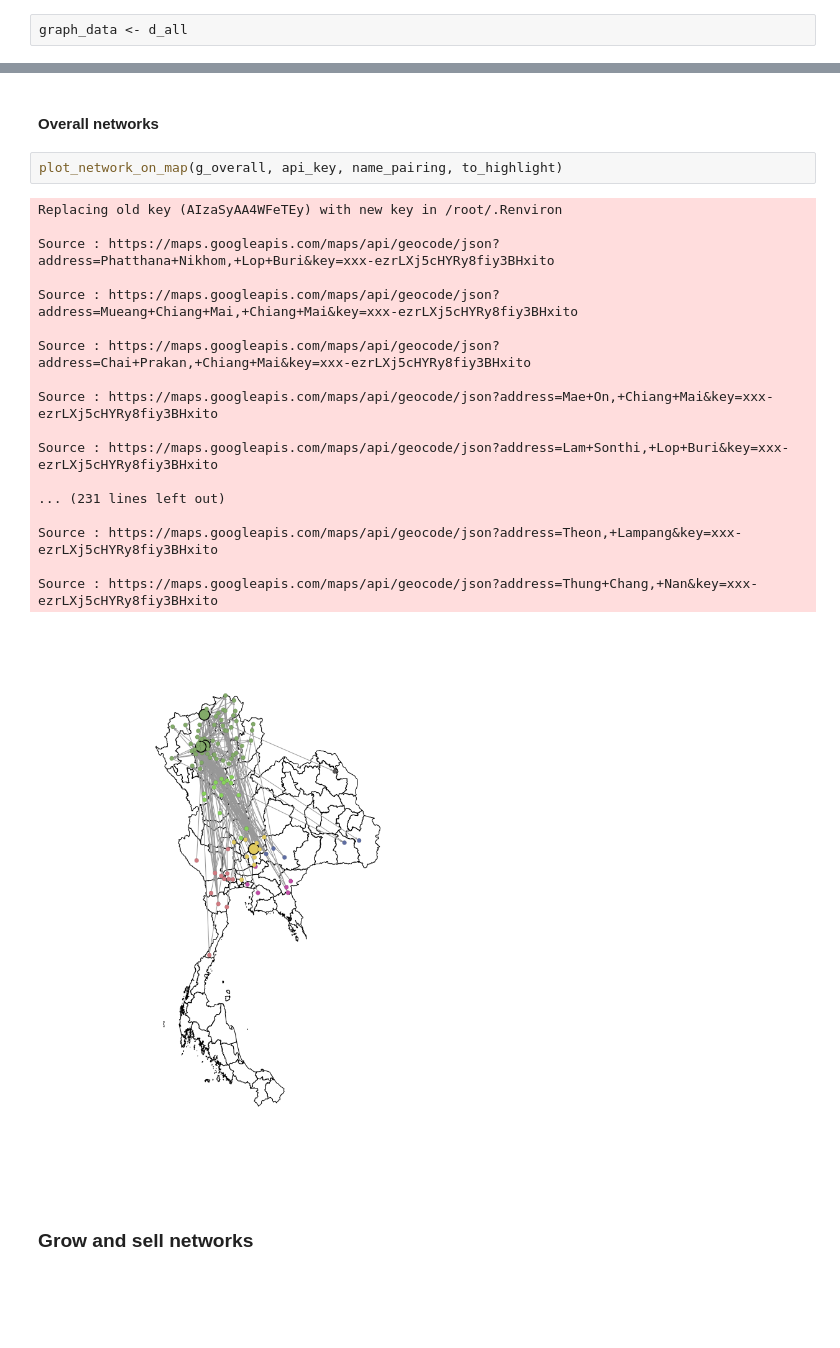
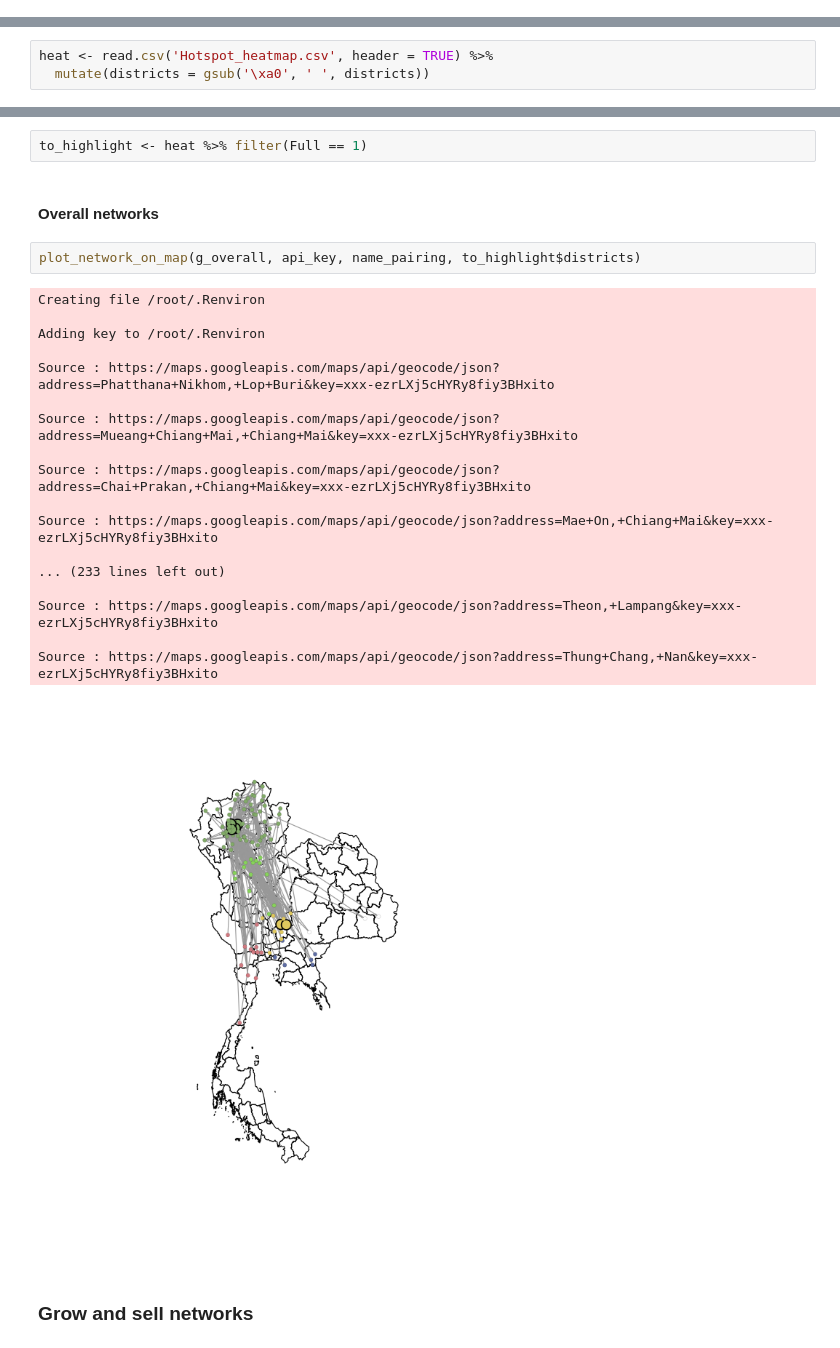
Before and after one commit to yyw-informatics/thailand_movement_network_analysis, a Jupyter notebook: Notebook_Thailand_movement_network_analysis_manuscript.ipynb, the cells around one changed output, grey strips where cells are left out. Cells and saved outputs as stored; diff of their text form; blank space fills up the shorter version.

```diff
--- a/Notebook_Thailand_movement_network_analysis_manuscript.ipynb
+++ b/Notebook_Thailand_movement_network_analysis_manuscript.ipynb
@@ -275,8 +130,6 @@ A tabyl: 8 × 3
 # Functions to construct networks and calculate centrality metrics
 # %%
 number_ticks <- function(n) {function(limits) pretty(limits, n)}
-# %%
-graph_data <- d_all
 # %% [markdown]
 ### Construct networks
 # %%
@@ -452,0 +387,3 @@ tab <- bind_rows(
+# %%
+heat <- read.csv('Hotspot_heatmap.csv', header = TRUE) %>%
+  mutate(districts = gsub('\xa0', ' ', districts))
@@ -480,25 +559,27 @@ to_highlight <-c(
+# %%
+to_highlight <- heat %>% filter(Full == 1)
 # %% [markdown]
 #### Overall networks
 # %%
-plot_network_on_map(g_overall, api_key, name_pairing, to_highlight)
+plot_network_on_map(g_overall, api_key, name_pairing, to_highlight$districts)
 # %% [output]
-Replacing old key (AIzaSyAA4WFeTEy) with new key in /root/.Renviron
+Creating file /root/.Renviron
+
+Adding key to /root/.Renviron
 
 Source : https://maps.googleapis.com/maps/api/geocode/json?address=Phatthana+Nikhom,+Lop+Buri&key=xxx-ezrLXj5cHYRy8fiy3BHxito
 
 Source : https://maps.googleapis.com/maps/api/geocode/json?address=Mueang+Chiang+Mai,+Chiang+Mai&key=xxx-ezrLXj5cHYRy8fiy3BHxito
 
 Source : https://maps.googleapis.com/maps/api/geocode/json?address=Chai+Prakan,+Chiang+Mai&key=xxx-ezrLXj5cHYRy8fiy3BHxito
 
 Source : https://maps.googleapis.com/maps/api/geocode/json?address=Mae+On,+Chiang+Mai&key=xxx-ezrLXj5cHYRy8fiy3BHxito
 
-Source : https://maps.googleapis.com/maps/api/geocode/json?address=Lam+Sonthi,+Lop+Buri&key=xxx-ezrLXj5cHYRy8fiy3BHxito
-
-... (231 lines left out)
+... (233 lines left out)
 
 Source : https://maps.googleapis.com/maps/api/geocode/json?address=Theon,+Lampang&key=xxx-ezrLXj5cHYRy8fiy3BHxito
 
 Source : https://maps.googleapis.com/maps/api/geocode/json?address=Thung+Chang,+Nan&key=xxx-ezrLXj5cHYRy8fiy3BHxito
-[figure, old version]
+[figure, new version]
 # %% [markdown]
 ### Grow and sell networks
```
Also changed, not shown: parts of 70 cells of this notebook.
